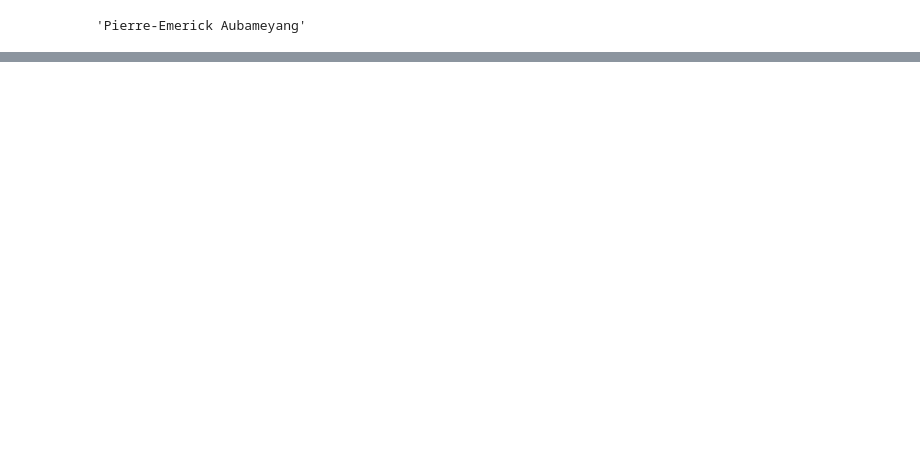
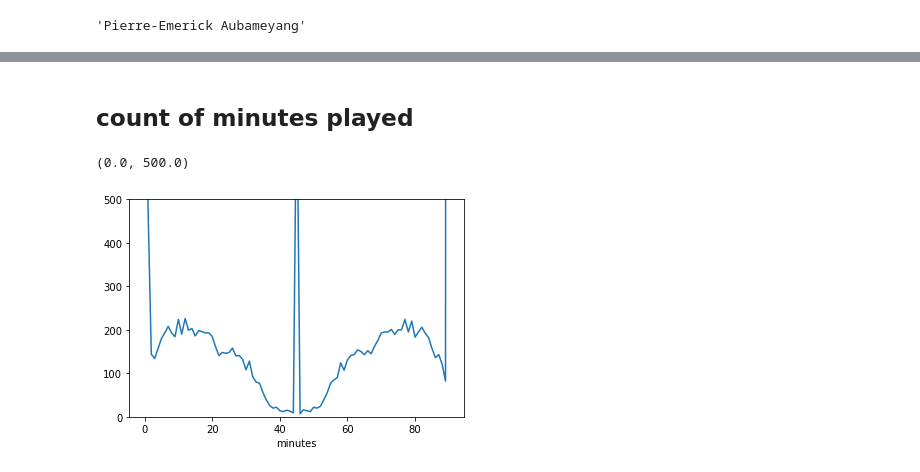
Before and after one commit to alan-turing-institute/AIrsenal, a Jupyter notebook: sandbox/bonus_points.ipynb, the cells around one changed output, grey strips where cells are left out. Cells and saved outputs as stored; diff of their text form; code cells hidden in the pictures; blank space fills up the shorter version.

```diff
--- a/sandbox/bonus_points.ipynb
+++ b/sandbox/bonus_points.ipynb
@@ -90,0 +116,8 @@ get_player(idx).name
+# %% [markdown]
+## count of minutes played
+# %%
+df.groupby("minutes").bonus.count().plot()
+plt.ylim([0, 500])
+# %% [output]
+(0.0, 500.0)
+[figure, added]
```
Also changed, not shown: parts of 31 cells of this notebook.
